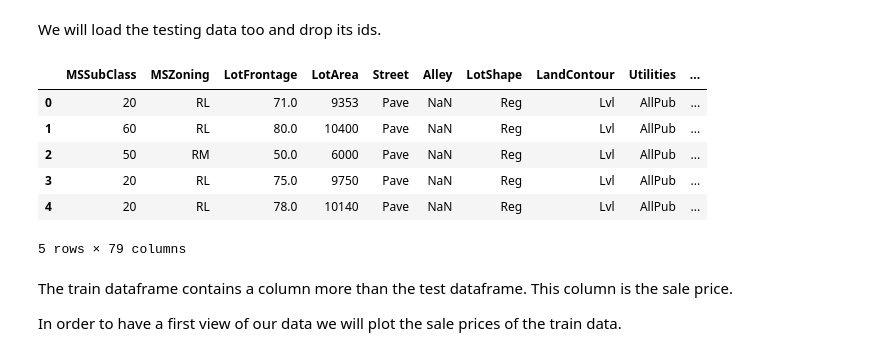
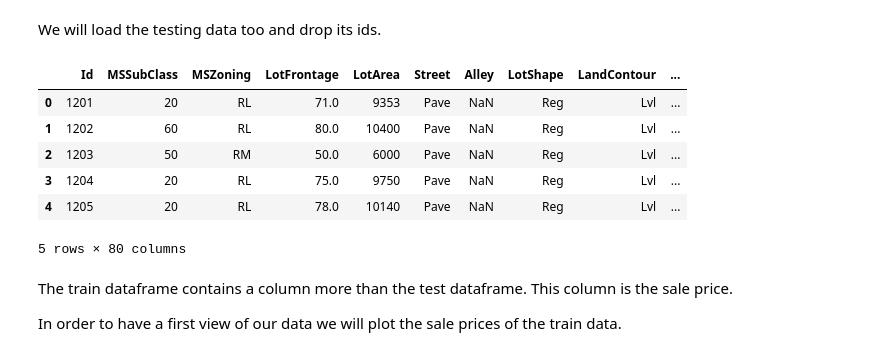
Before and after one commit to raphaelavalos/aml-lab, a Jupyter notebook: challenge/challenge.ipynb, the cells around one changed output. Saved outputs shown, nothing was run; the diff lists cells and outputs as text; code cells hidden in the pictures.

```diff
--- a/challenge/challenge.ipynb
+++ b/challenge/challenge.ipynb
@@ -176,16 +185,16 @@ df_train.drop('Id', axis='columns', inplace=True, errors='ignore')
 We will load the testing data too and drop its ids.
 # %%
 df_test = pd.read_csv(base + 'test.csv')
-df_test.drop('Id', axis='columns', inplace=True, errors='ignore')
+#df_test.drop('Id', axis='columns', inplace=True, errors='ignore')
 df_test.head()
 # %% [output]
-|  | MSSubClass | MSZoning | LotFrontage | LotArea | Street | Alley | LotShape | LandContour | Utilities | ... |
-| 0 | 20 | RL | 71.0 | 9353 | Pave | NaN | Reg | Lvl | AllPub | ... |
-| 1 | 60 | RL | 80.0 | 10400 | Pave | NaN | Reg | Lvl | AllPub | ... |
-| 2 | 50 | RM | 50.0 | 6000 | Pave | NaN | Reg | Lvl | AllPub | ... |
-| 3 | 20 | RL | 75.0 | 9750 | Pave | NaN | Reg | Lvl | AllPub | ... |
-| 4 | 20 | RL | 78.0 | 10140 | Pave | NaN | Reg | Lvl | AllPub | ... |
+|  | Id | MSSubClass | MSZoning | LotFrontage | LotArea | Street | Alley | LotShape | LandContour | ... |
+| 0 | 1201 | 20 | RL | 71.0 | 9353 | Pave | NaN | Reg | Lvl | ... |
+| 1 | 1202 | 60 | RL | 80.0 | 10400 | Pave | NaN | Reg | Lvl | ... |
+| 2 | 1203 | 50 | RM | 50.0 | 6000 | Pave | NaN | Reg | Lvl | ... |
+| 3 | 1204 | 20 | RL | 75.0 | 9750 | Pave | NaN | Reg | Lvl | ... |
+| 4 | 1205 | 20 | RL | 78.0 | 10140 | Pave | NaN | Reg | Lvl | ... |
-5 rows × 79 columns
+5 rows × 80 columns
 # %% [markdown]
 The train dataframe contains a column more than the test dataframe. This column is the sale price.
 
```
Also changed, not shown: parts of 103 cells of this notebook.
